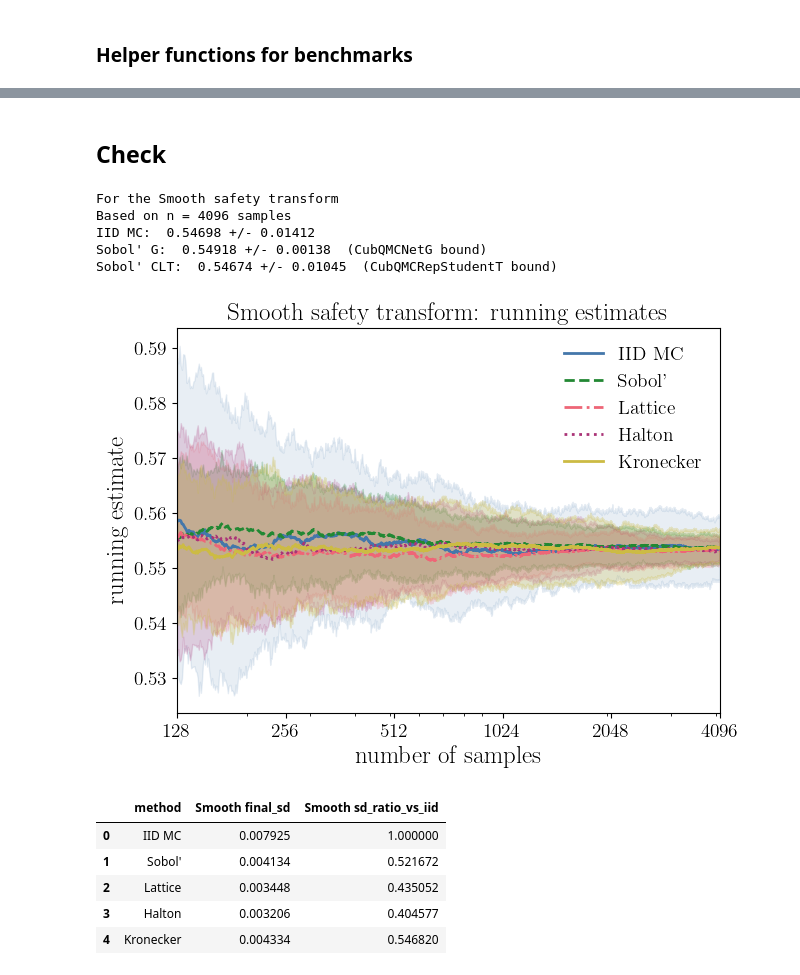
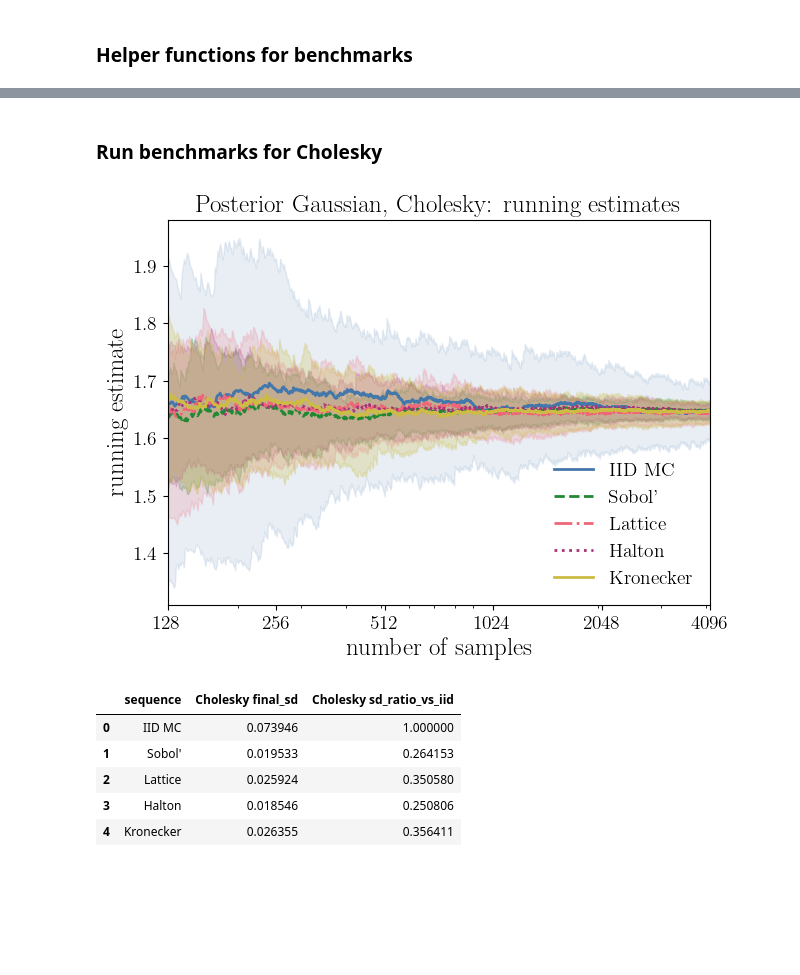
Before and after one commit to fjhickernell/MCQMC26, a Jupyter notebook: notebooks/MCQMC2026_UQ_Penalty_Example.ipynb, the cells around one changed output, grey strips where cells are left out. Saved outputs shown, nothing was run; the diff lists cells and outputs as text; code cells hidden in the pictures; blank space fills up the shorter version.

```diff
--- a/notebooks/MCQMC2026_UQ_Penalty_Example.ipynb
+++ b/notebooks/MCQMC2026_UQ_Penalty_Example.ipynb
@@ -120,13 +120,12 @@ rng_seed = 20260527
 
 n_obs = 9 #number of observations of the function, i.e., where the data is taken
 d_grid = 64 #number of evaluation points along the line, i.e., where I need the function to be under the threshold
+d_plot = 512 #number of points to plot
 
 sigma_noise = 0.15 #standard deviation of noise in the observations
 jitter = 1e-10 #to avoid ill-conditioning
 
-threshold = 0.20        # threshold acts pointwise: penalize g(t) > threshold
-risk_threshold = 0.01   # risk_threshold acts globally: penalize J(g) > risk_threshold
-smooth_tau = 0.002      # smoothing scale for soft outer penalty
+threshold = 2.0        # threshold acts pointwise: penalize g(t) > threshold
 # %% [markdown]
 # Synthetic data and Gaussian process posterior
 # %%
@@ -379,3 +424,10 @@ methods = {
+# %%
+n = 2**12 #max sample size for benchmarks
+r = 100 #number of replications
+n_min_plt=2**7  #min sample size for plots
+fill_hw_default = 0.25 #half-width of band
+transform_key = "pca"
+transform = transforms[transform_key]
 # %% [markdown]
 ### Helper functions for benchmarks
 # %%
@@ -789,48 +610,20 @@ Because the integrand is now smooth rather than discontinuous, QMC methods often
-# %%
-def smooth_safety_integrand(u, lam=20):
-    u = np.asarray(u)
-    u = np.clip(u, np.finfo(float).eps, 1 - np.finfo(float).eps)
-
-    z = stats.norm.ppf(u)
-    f_samples = post_mean + z @ L_post.T
-
-    exceedance = np.maximum(f_samples - threshold, 0)
-    max_exceedance = np.max(exceedance, axis=-1)
-
-    return np.exp(-lam * max_exceedance)
-
-transforms["smooth"] = {
-    "label": "Smooth safety transform",
-    "short_label": "Smooth",
-    "integrand": smooth_safety_integrand,
-    "savefig_suffix": "smooth",
-}
-
-transform_key = "smooth"
-# %% [markdown]
-## Check
-# %%
-check_transform_estimates(transform_key)
-print(transforms[transform_key]["check"]["message"])
-# %% [output]
-For the Smooth safety transform
-Based on n = 4096 samples
-IID MC:  0.54698 +/- 0.01412
-Sobol' G:  0.54918 +/- 0.00138  (CubQMCNetG bound)
-Sobol' CLT:  0.54674 +/- 0.01045  (CubQMCRepStudentT bound)
-# %%
-running, summary = run_transform_benchmark(
-    transform_key,
-    n=n,
-    n_min_plot=n_min_plt,
-)
-
-transforms[transform_key]["summary"]
-# %% [output]
-[figure, removed]
-|  | method | Smooth final_sd | Smooth sd_ratio_vs_iid |
-| 0 | IID MC | 0.007925 | 1.000000 |
-| 1 | Sobol' | 0.004134 | 0.521672 |
-| 2 | Lattice | 0.003448 | 0.435052 |
-| 3 | Halton | 0.003206 | 0.404577 |
-| 4 | Kronecker | 0.004334 | 0.546820 |
+# %% [markdown]
+### Run benchmarks for Cholesky
+# %%
+transform_key = "chol"
+transform = transforms[transform_key]
+running, summary = run_transform_benchmark(
+    transform_key,
+    n=n,
+    n_min_plot=n_min_plt,
+)
+
+transforms[transform_key]["summary"]
+# %% [output]
+[figure, added]
+|  | sequence | Cholesky final_sd | Cholesky sd_ratio_vs_iid |
+| 0 | IID MC | 0.073946 | 1.000000 |
+| 1 | Sobol' | 0.019533 | 0.264153 |
+| 2 | Lattice | 0.025924 | 0.350580 |
+| 3 | Halton | 0.018546 | 0.250806 |
+| 4 | Kronecker | 0.026355 | 0.356411 |
```
Also changed, not shown: parts of 29 cells of this notebook, 8 other files.
